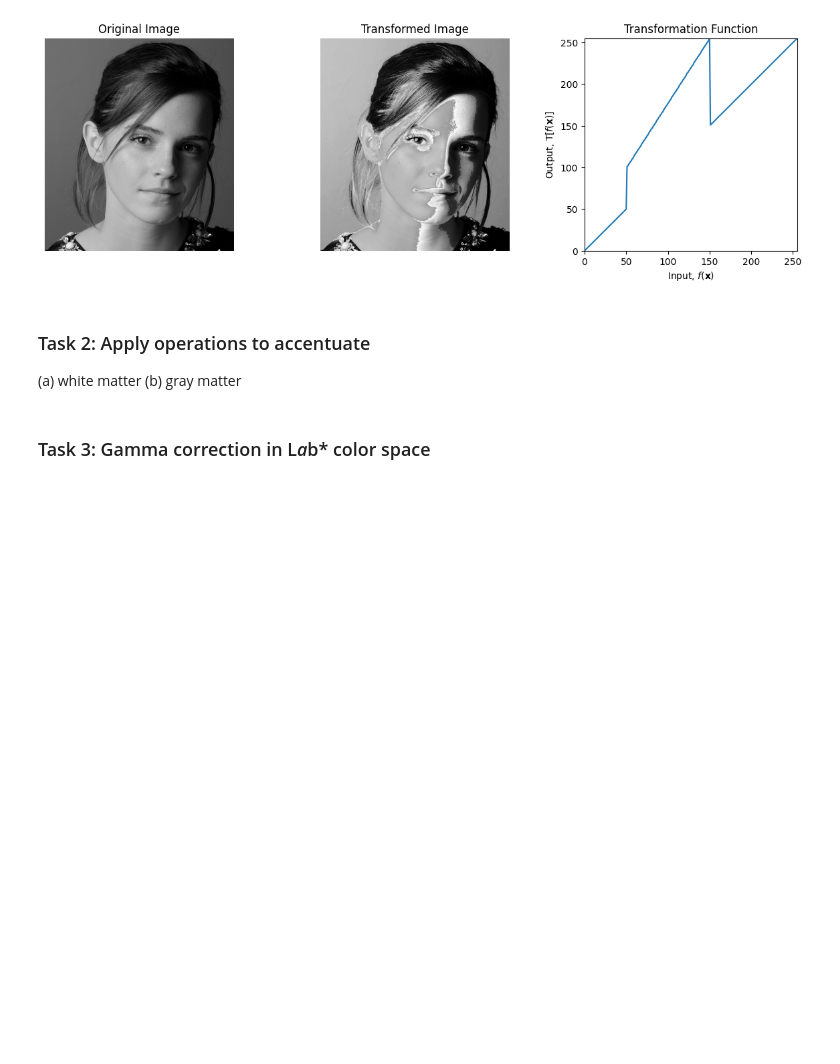
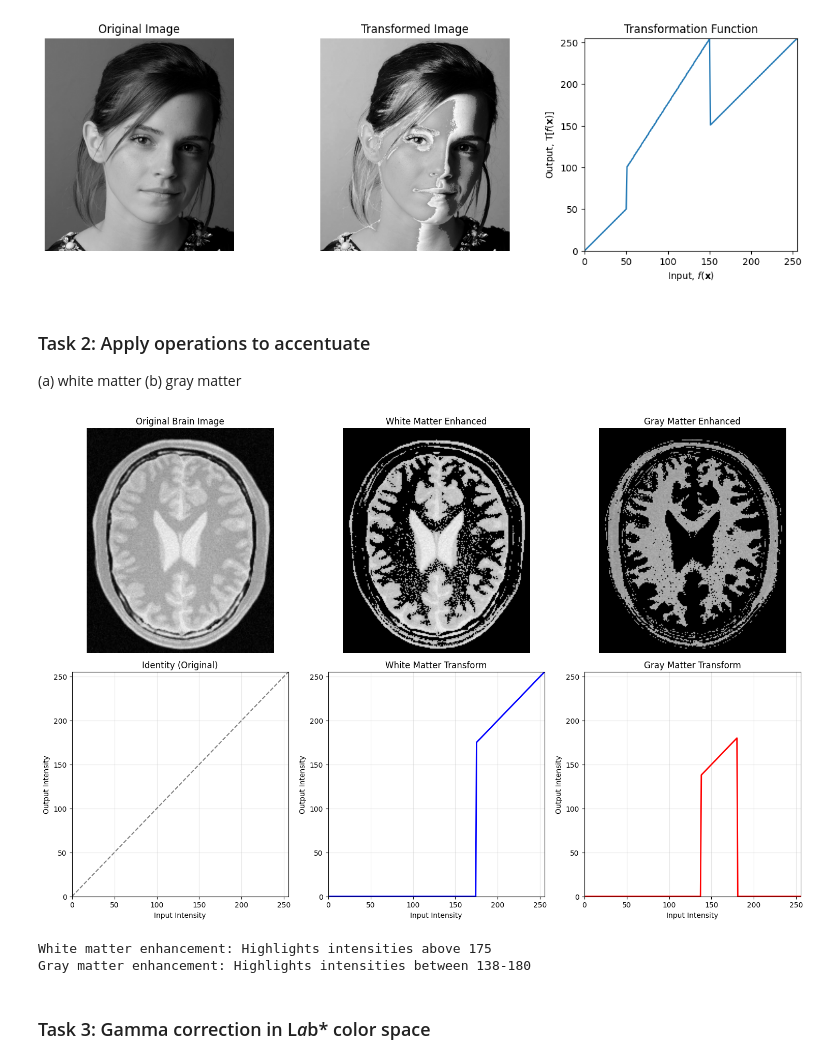
Before and after one commit to NaveenSanjaya/Image-Processing-and-Machine-Vision, a Jupyter notebook: assignment_01/assignment_1.ipynb, the cells around one changed output. Saved outputs shown, nothing was run; the diff lists cells and outputs as text; code cells hidden in the pictures; blank space fills up the shorter version.

Commit message:
feat: implementing operations to accelerate white and gray matter in an image

```diff
--- a/assignment_01/assignment_1.ipynb
+++ b/assignment_01/assignment_1.ipynb
@@ -42,6 +42,80 @@ plt.show()
 ### Task 2: Apply operations to accentuate
 (a) white matter
 (b) gray matter
+# %%
+# Load brain image
+img_orig = cv.imread("a1images\\brain_proton_density_slice.png", cv.IMREAD_GRAYSCALE)
+
+# Task 2a: Accentuate white matter (higher intensity regions)
+def create_white_matter_lut(threshold=175):
+    lut = np.arange(256, dtype='uint8')
+    lut[lut < threshold] = 0
+    return lut
+
+# Task 2b: Accentuate gray matter (mid-intensity regions)
+def create_gray_matter_lut(lower=138, upper=180):
+    lut = np.arange(256, dtype='uint8')
+    lut[(lut < lower) | (lut > upper)] = 0
+    return lut
+
+# Create transformation lookup tables
+white_matter = create_white_matter_lut(175)
+gray_matter = create_gray_matter_lut(138, 180)
+
+# Apply transformations
+white_transform = cv.LUT(img_orig, white_matter)
+gray_transform = cv.LUT(img_orig, gray_matter)
+
+# Display results
+fig, ax = plt.subplots(2, 3, figsize=(15, 10))
+
+# Top row: Images
+ax[0, 0].imshow(img_orig, cmap='gray', vmin=0, vmax=255)
+ax[0, 0].set_title('Original Brain Image')
+ax[0, 0].axis('off')
+
+ax[0, 1].imshow(white_transform, cmap='gray', vmin=0, vmax=255)
+ax[0, 1].set_title('White Matter Enhanced')
+ax[0, 1].axis('off')
+
+ax[0, 2].imshow(gray_transform, cmap='gray', vmin=0, vmax=255)
+ax[0, 2].set_title('Gray Matter Enhanced')
+ax[0, 2].axis('off')
+
+# Bottom row: Transformation functions
+ax[1, 0].plot(range(256), range(256), 'k--', alpha=0.5, label='Identity')
+ax[1, 0].set_title('Identity (Original)')
+ax[1, 0].set_xlabel('Input Intensity')
+ax[1, 0].set_ylabel('Output Intensity')
+ax[1, 0].set_xlim(0, 255)
+ax[1, 0].set_ylim(0, 255)
+ax[1, 0].grid(True, alpha=0.3)
+
+ax[1, 1].plot(white_matter, 'b-', linewidth=2)
+ax[1, 1].set_title('White Matter Transform')
+ax[1, 1].set_xlabel('Input Intensity')
+ax[1, 1].set_ylabel('Output Intensity')
+ax[1, 1].set_xlim(0, 255)
+ax[1, 1].set_ylim(0, 255)
+ax[1, 1].grid(True, alpha=0.3)
+
+ax[1, 2].plot(gray_matter, 'r-', linewidth=2)
+ax[1, 2].set_title('Gray Matter Transform')
+ax[1, 2].set_xlabel('Input Intensity')
+ax[1, 2].set_ylabel('Output Intensity')
+ax[1, 2].set_xlim(0, 255)
+ax[1, 2].set_ylim(0, 255)
+ax[1, 2].grid(True, alpha=0.3)
+
+plt.tight_layout()
+plt.show()
+
+print(f"White matter enhancement: Highlights intensities above {white_threshold_lower}")
+print(f"Gray matter enhancement: Highlights intensities between {gray_threshold_lower}-{gray_threshold_upper}")
+# %% [output]
+[figure, added]
+White matter enhancement: Highlights intensities above 175
+Gray matter enhancement: Highlights intensities between 138-180
 # %% [markdown]
 ### Task 3: Gamma correction in L*a*b* color space
 # %%
```
Also changed, not shown: parts of 2 cells of this notebook.
